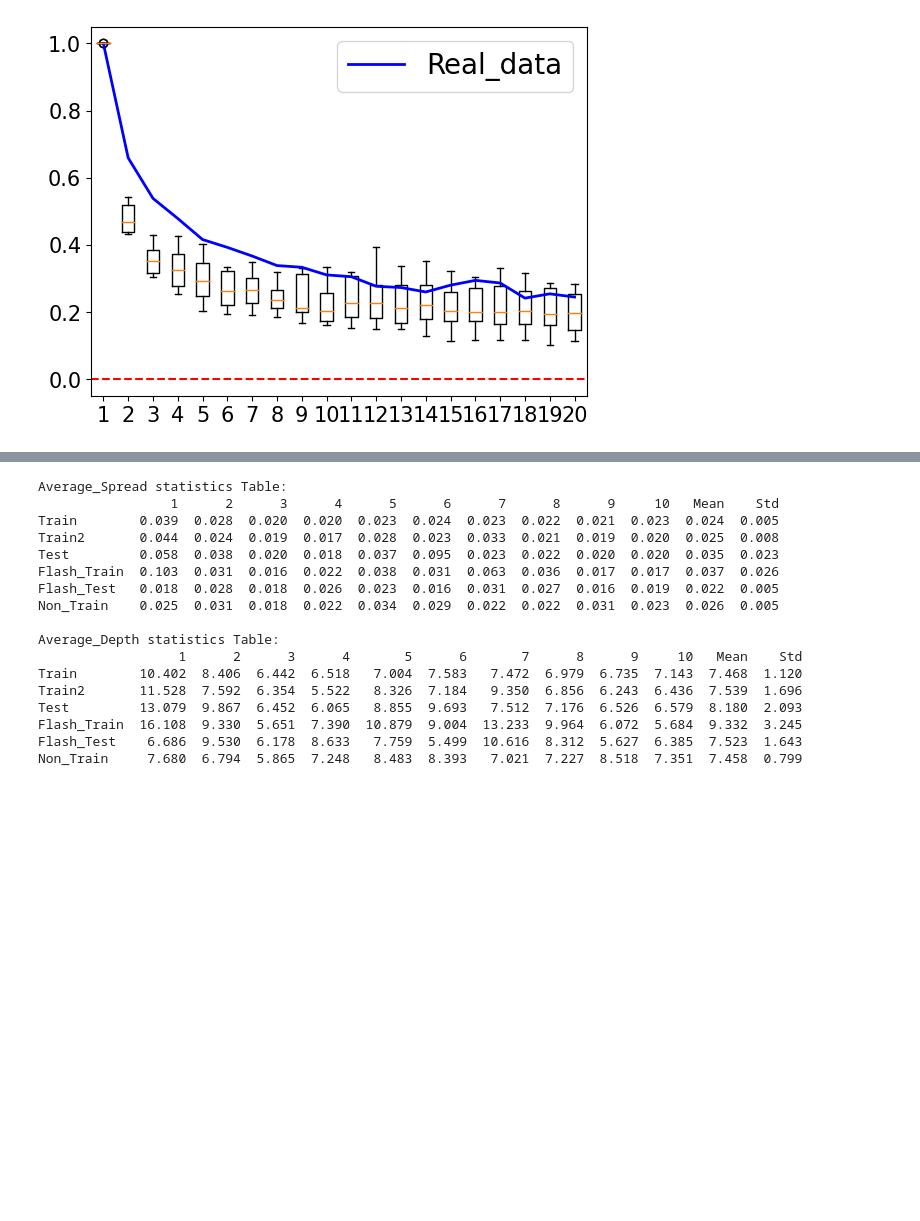
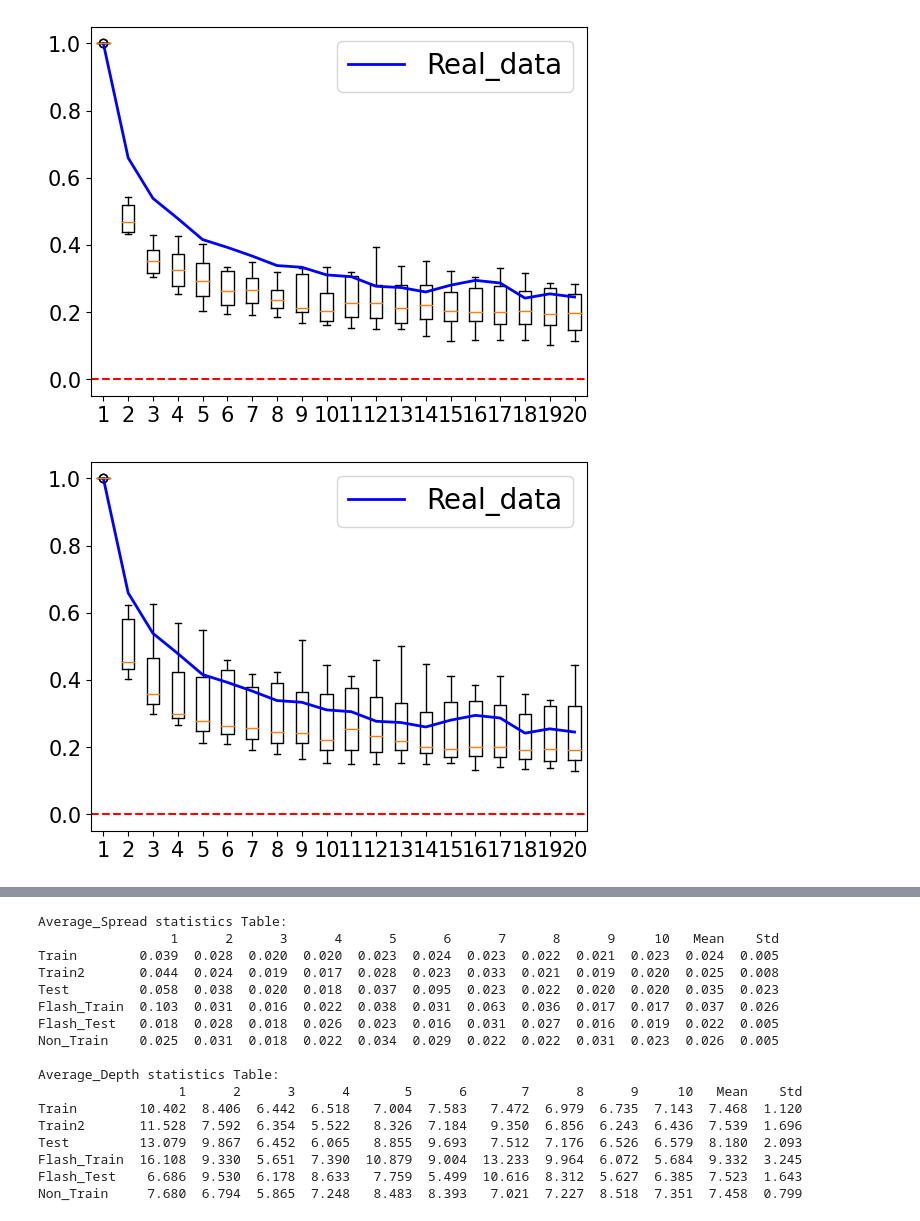
Before and after one commit to mbthomas1124/shift-rl-sim, a Jupyter notebook: simulation/sims_analysis.ipynb, the cells around one changed output, grey strips where cells are left out. Cells and saved outputs as stored; diff of their text form; code cells hidden in the pictures; blank space fills up the shorter version.

```diff
--- a/simulation/sims_analysis.ipynb
+++ b/simulation/sims_analysis.ipynb
@@ -564,11 +595,11 @@ def plot(data, type, data_class, real_data = None, ZI = None, delta_time=None):
     plt.show()
 # %%
 plot([ZI_data[0], ZI_data[2]], "volatility_cluster", "ZI", real3_data)
-# plot(real3_data, "volatility_cluster", "Real")
 plot(train_mm, "volatility_cluster", "Original Train", real3_data)
-# plot(train2_mm, "volatility_cluster", "train2")
-# plot(test_mm, "volatility_cluster", "test")
-# plot(non_train_mm, "volatility_cluster", "non_train")
+
+plot(test_mm, "volatility_cluster", "Testing", real3_data)
+plot(non_train_mm, "volatility_cluster", "Untrained", real3_data)
 # %% [output]
 [figure]
 [figure]
+[figure, added]
```
Also changed, not shown: parts of 5 cells of this notebook, 7 other files.
